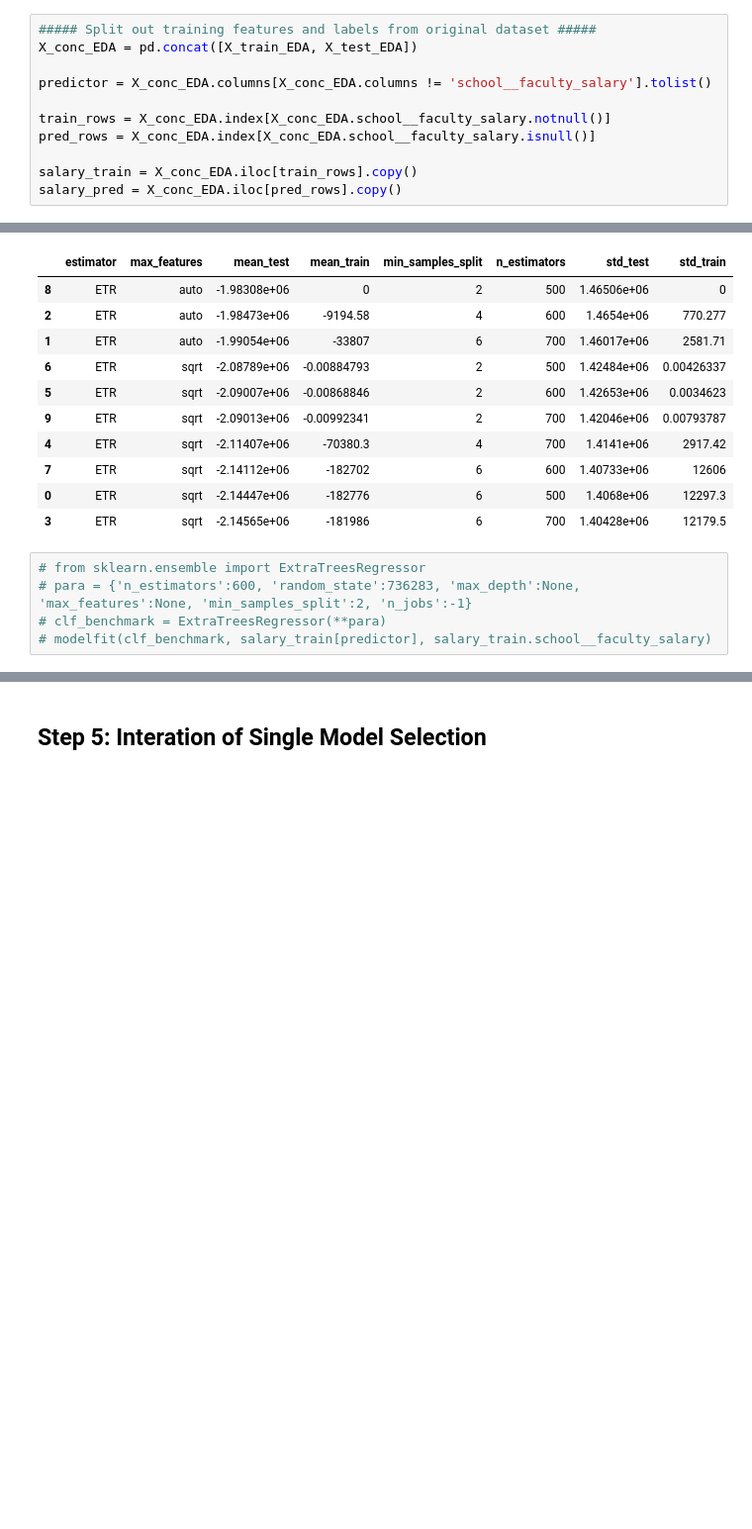
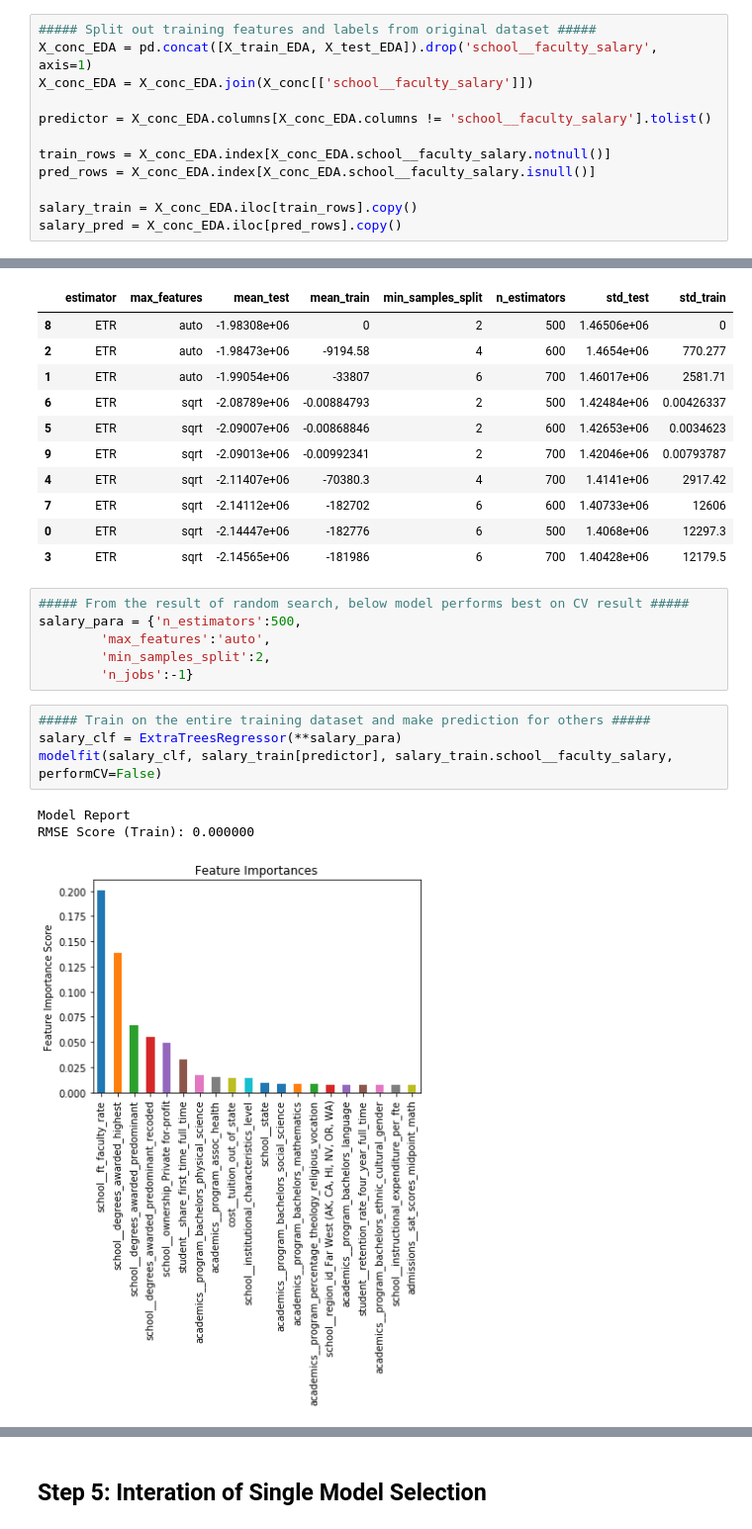
Before and after one commit to YestinYang/Learning-Path, a Jupyter notebook: Projects/MS_Predict Student Earnings/Predict_Student_Earnings.ipynb, the cells around one changed output, grey strips where cells are left out. Shown at 99% size. Drawn from its saved outputs; the diff is of its cells as text; blank space fills up the shorter version.

Commit message:
fix: Correct slicing of faculty salary

```diff
--- a/Projects/MS_Predict Student Earnings/Predict_Student_Earnings.ipynb
+++ b/Projects/MS_Predict Student Earnings/Predict_Student_Earnings.ipynb
@@ -434,7 +436,8 @@ It shows that `school__faculty_salary` is the most potential features to imporve
 #### Interpolation on school__faculty_salary
 # %%
 ##### Split out training features and labels from original dataset #####
-X_conc_EDA = pd.concat([X_train_EDA, X_test_EDA])
+X_conc_EDA = pd.concat([X_train_EDA, X_test_EDA]).drop('school__faculty_salary', axis=1)
+X_conc_EDA = X_conc_EDA.join(X_conc[['school__faculty_salary']])
 
 predictor = X_conc_EDA.columns[X_conc_EDA.columns != 'school__faculty_salary'].tolist()
 
@@ -518,8 +518,17 @@ estm2.score_summary()
 | 7 | ETR | sqrt | -2.14112e+06 | -182702 | 6 | 600 | 1.40733e+06 | 12606 |
 | 0 | ETR | sqrt | -2.14447e+06 | -182776 | 6 | 500 | 1.4068e+06 | 12297.3 |
 | 3 | ETR | sqrt | -2.14565e+06 | -181986 | 6 | 700 | 1.40428e+06 | 12179.5 |
-# %%
-# from sklearn.ensemble import ExtraTreesRegressor
-# para = {'n_estimators':600, 'random_state':736283, 'max_depth':None, 'max_features':None, 'min_samples_split':2, 'n_jobs':-1}
-# clf_benchmark = ExtraTreesRegressor(**para)
-# modelfit(clf_benchmark, salary_train[predictor], salary_train.school__faculty_salary)
+# %%
+##### From the result of random search, below model performs best on CV result #####
+salary_para = {'n_estimators':500,
+        'max_features':'auto',
+        'min_samples_split':2,
+        'n_jobs':-1}
+# %%
+##### Train on the entire training dataset and make prediction for others #####
+salary_clf = ExtraTreesRegressor(**salary_para)
+modelfit(salary_clf, salary_train[predictor], salary_train.school__faculty_salary, performCV=False)
+# %% [output]
+Model Report
+RMSE Score (Train): 0.000000
+[figure, added]
```
Also changed, not shown: parts of 6 cells of this notebook.
